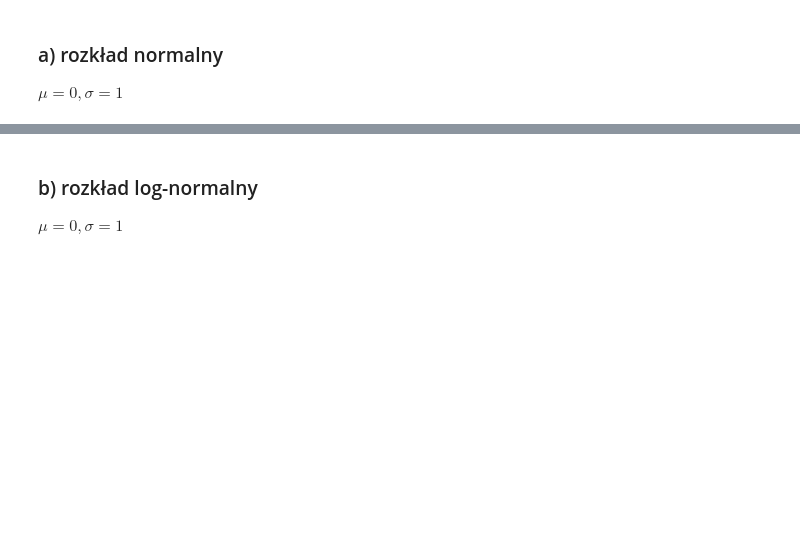
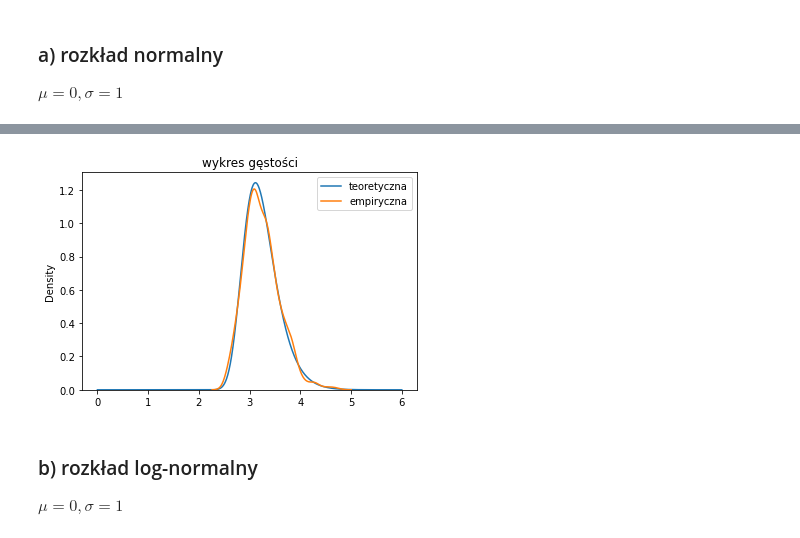
Before and after one commit to MariaNowacka/4-semestr, a Jupyter notebook: statystyka/mariaa.ipynb, the cells around one changed output, grey strips where cells are left out. Cells and saved outputs as stored; diff of their text form; code cells hidden in the pictures; blank space fills up the shorter version.

```diff
--- a/statystyka/mariaa.ipynb
+++ b/statystyka/mariaa.ipynb
@@ -58,4 +65,8 @@ for i in range(mc):
     X = np.random.normal(mi, sigma, 1000)
     U = max(X)
     Us.append(U)
+# %%
+def fu(u, n=1000):
+    # n*norm.cdf((u - mi)/sigma)**(n-1)/(np.sqrt(2*np.pi)*sigma)*np.exp(-(u-mi)**2/(2*sigma**2))
+    return n*norm.cdf(u,mi,sigma)**(n-1)*norm.pdf(u,mi,sigma)
 # %%
@@ -67,3 +98,13 @@ def Fu(u):
+# %%
+xs = np.linspace(0,6, 1000)
+yss = [fu(x) for x in xs]
+plt.plot(xs, yss, label= 'teoretyczna')
+sns.kdeplot(data = Us, label = 'empiryczna')
+plt.legend()
+plt.title('wykres gęstości')
+plt.show()
+# %% [output]
+[figure, added]
 # %% [markdown]
 ### b) rozkład log-normalny
 
```
Also changed, not shown: parts of 21 cells of this notebook.
